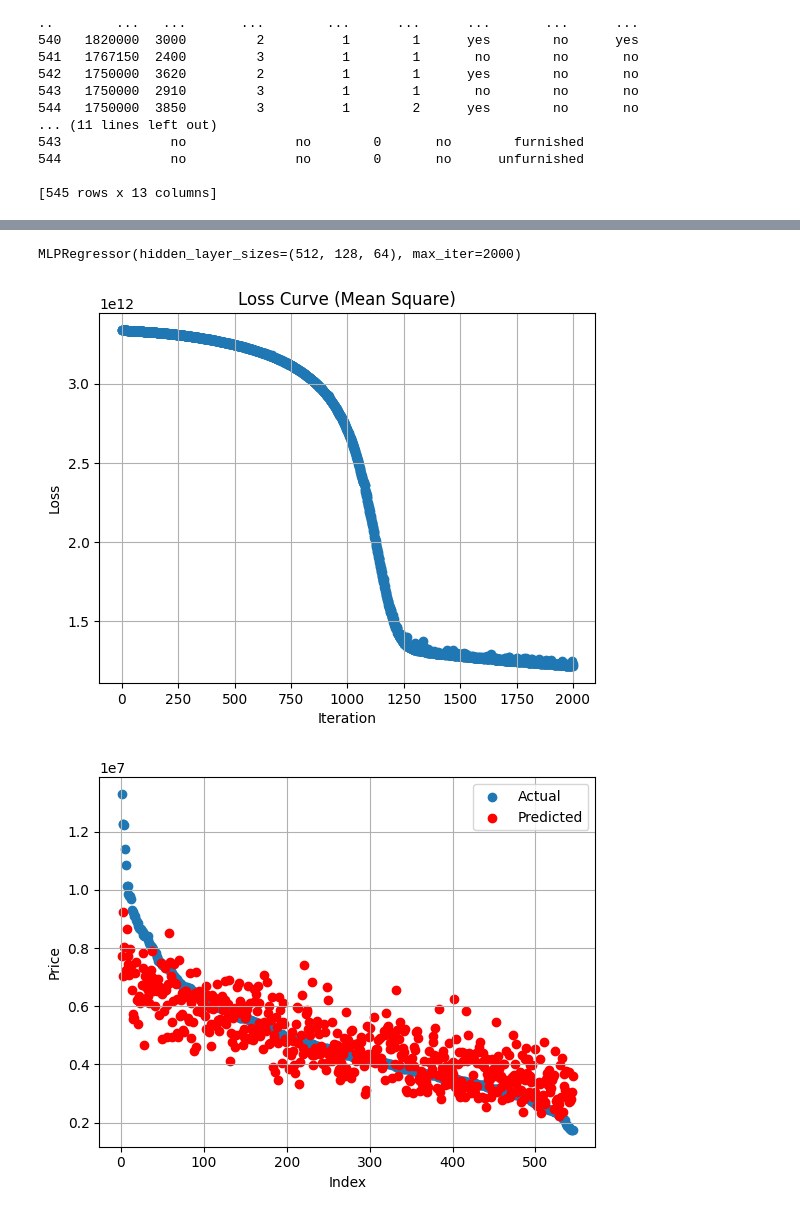
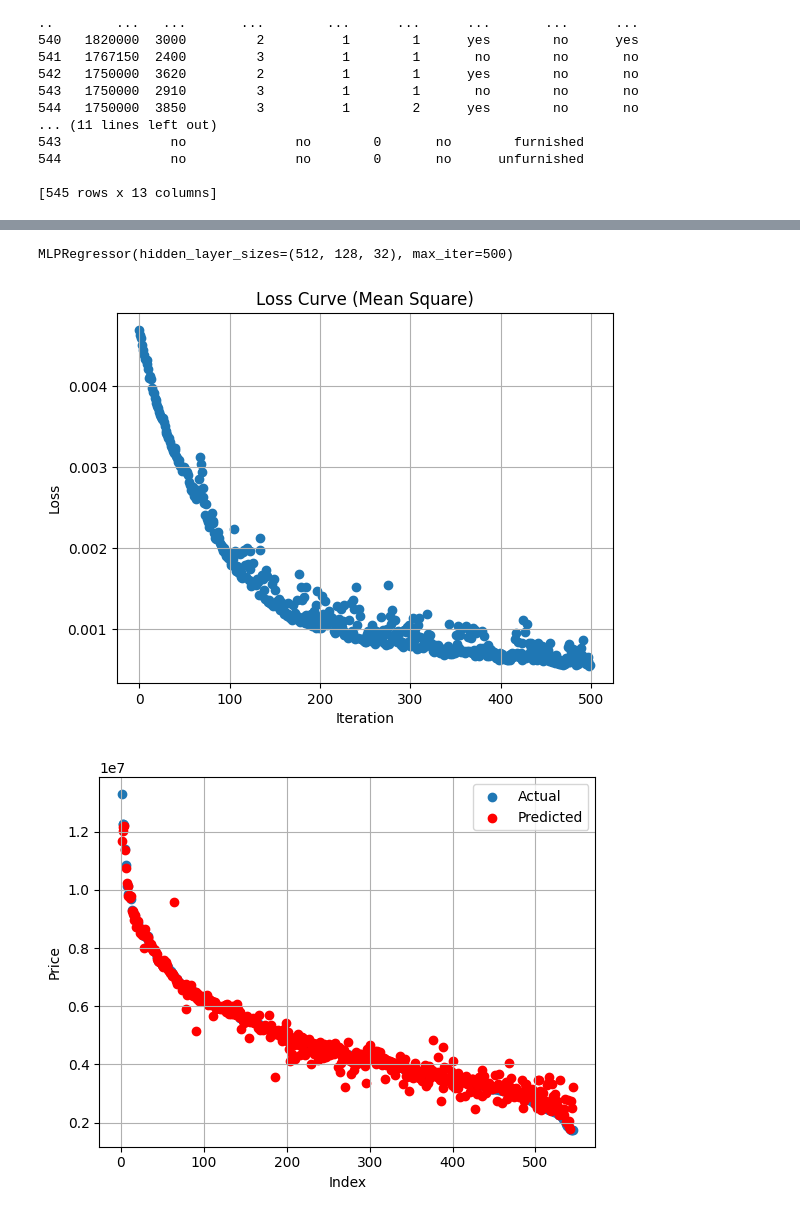
Before and after one commit to pigera-adsk/uom-term1-ai, a Jupyter notebook: session-1/machine-learning/housing-prices.ipynb, the cells around one changed output, grey strips where cells are left out. Drawn from its saved outputs; the diff is of its cells as text; code cells hidden in the pictures.

```diff
--- a/session-1/machine-learning/housing-prices.ipynb
+++ b/session-1/machine-learning/housing-prices.ipynb
@@ -46,10 +46,19 @@ def boolean_conversion(header:str)->np.ndarray:
 
 #Numerical inputs
 area=data['area'].values.reshape(-1,1)
+area=area/area.max() #Normalization
+
 bedrooms=data['bedrooms'].values.reshape(-1,1)
+bedrooms=bedrooms/bedrooms.max() #Normalization
+
 bathrooms=data['bathrooms'].values.reshape(-1,1)
+bathrooms=bathrooms/bathrooms.max() #Normalization
+
 stories=data['stories'].values.reshape(-1,1)
+stories=stories/stories.max() #Normalization
+
 parking=data['parking'].values.reshape(-1,1)
+parking=parking/parking.max() #Normalization
 
 #Boolean inputs
 ainroad=boolean_conversion('mainroad')
@@ -75,5 +84,7 @@ model_in = np.hstack((area, bedrooms, bathrooms, stories, parking, ainroad, gues
 #Format expected output
 
 y=data['price'].values
+y_multiplier = y.max() #To convert back to original price
+y=y/y.max() #Normalization
 print(y)
 # %% [output]
@@ -97,12 +108,12 @@ print(y)
 # %%
-max_iter=2000
+max_iter=500
 learning_rate=0.001
 activation_funtion = 'relu'
 # %%
-nn_model=MLPRegressor(hidden_layer_sizes=(512,128,64),max_iter=max_iter,learning_rate_init=learning_rate,activation=activation_funtion)
+nn_model=MLPRegressor(hidden_layer_sizes=(512,128,32),max_iter=max_iter,learning_rate_init=learning_rate,activation=activation_funtion)
 nn_model.fit(model_in,y)
 # %% [output]
-MLPRegressor(hidden_layer_sizes=(512, 128, 64), max_iter=2000)
+MLPRegressor(hidden_layer_sizes=(512, 128, 32), max_iter=500)
 # %%
 #Find loss for each iteration
 
@@ -122,16 +133,18 @@ plt.title('Loss Curve (Mean Square)')
 plt.grid(True)
 plt.show()
 # %% [output]
-[figure, old version]
+[figure, new version]
 # %%
+#Plot actual vs predicted values
+
 x = [i for i in range(1,len(y)+1)]
 
-plt.scatter(x,y,label='Actual')
-plt.scatter(x,y_pred_partial, color='red', label='Predicted')
+plt.scatter(x,y*y_multiplier,label='Actual')
+plt.scatter(x,y_pred_partial*y_multiplier, color='red', label='Predicted')
 plt.xlabel('Index')
 plt.ylabel('Price')
 plt.legend()
 plt.grid(True)
 plt.show()
 # %% [output]
-[figure, old version]
+[figure, new version]
```
Also changed, not shown: parts of 1 cell of this notebook, 5 other files.
